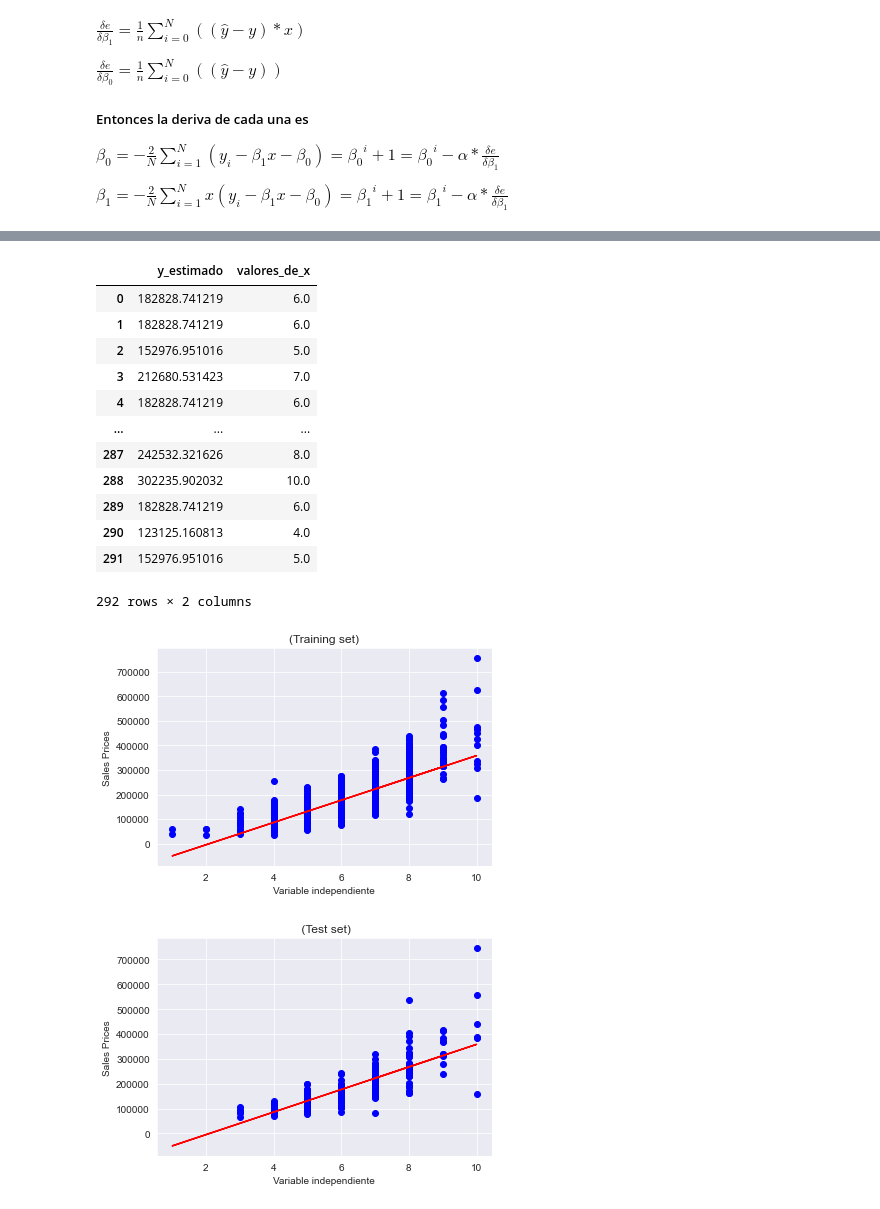
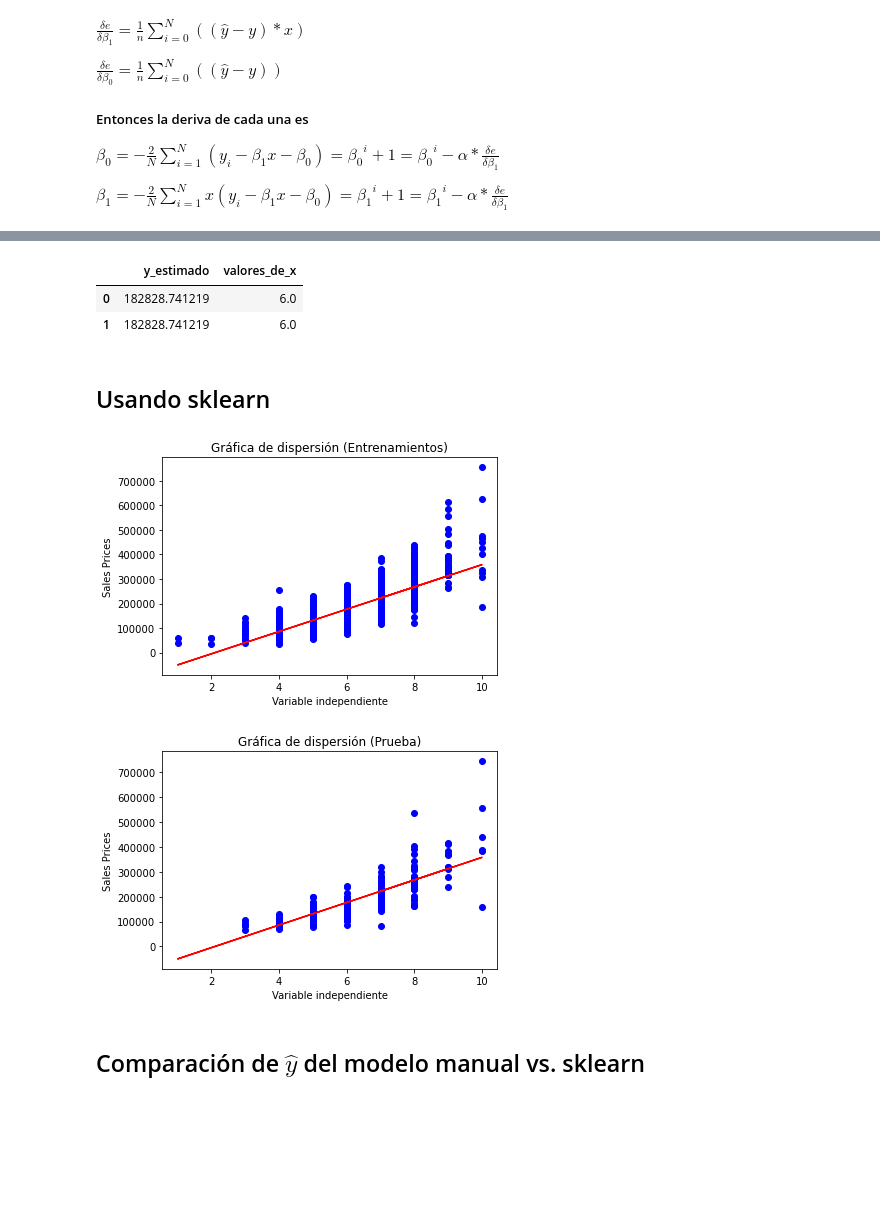
Before and after one commit to luispocon/proyecto1_regresion_lineal_programacion, a Jupyter notebook: Proyecto_1.ipynb, the cells around one changed output, grey strips where cells are left out. Saved outputs shown, nothing was run; the diff lists cells and outputs as text; code cells hidden in the pictures; blank space fills up the shorter version.

Commit message:
Actualización de las gráficas y las Y
Actualización de las gráficas y la Y estimada

```diff
--- a/Proyecto_1.ipynb
+++ b/Proyecto_1.ipynb
@@ -366,19 +314,8 @@ def prediccion(x_prueba):
     df["valores_de_x"] = pd.Series(x_valores)
     return df
 
-
-prediccion(x_prueba[:,0])
+prediccion(x_prueba[:,0]).head(2)
 # %% [output]
 |  | y_estimado | valores_de_x |
 | 0 | 182828.741219 | 6.0 |
 | 1 | 182828.741219 | 6.0 |
-| 2 | 152976.951016 | 5.0 |
-| 3 | 212680.531423 | 7.0 |
-| 4 | 182828.741219 | 6.0 |
-| ... | ... | ... |
-| 287 | 242532.321626 | 8.0 |
-| 288 | 302235.902032 | 10.0 |
-| 289 | 182828.741219 | 6.0 |
-| 290 | 123125.160813 | 4.0 |
-| 291 | 152976.951016 | 5.0 |
-292 rows × 2 columns
@@ -390,38 +322,38 @@ import pandas as pd
+# %% [markdown]
+## Usando sklearn
 # %%
-# Importing the dataset
-
-X = df.iloc[:, 1:2].values
-y = df.iloc[:, :1].values
+# Datos
+X_s = df.iloc[:, 1:2].values
+y_s = df.iloc[:, :1].values
 # %%
+# Obteniendo el 80% para el entrenamiento y el 20% prueba
 
-# Dividir el conjunto de datos en Conjunto de entrenamiento y Conjunto de prueba
-from sklearn.model_selection import train_test_split
-X_train, X_test, y_train, y_test = train_test_split(X, y, test_size =0.2, random_state = 0)
+X_entrenamiento_s, x_prueba_s, y_entrenamiento_s, y_prueba_s = train_test_split(X_s, y_s, test_size =0.2, random_state = 0)
 
-
-# Ajuste de regresión lineal simple al conjunto de entrenamiento
-from sklearn.linear_model import LinearRegression
-regressor = LinearRegression()
-regressor.fit(X_train, y_train)
+# Ajustando la regresión lineal simple a los datos de entrenamiento
+regresion = LinearRegression()
+regresion.fit(X_entrenamiento_s, y_entrenamiento_s)
 
 # Prediccion de los resultados
-y_pred = regressor.predict(X_test)
+y_pred = regresion.predict(x_prueba_s)
 
 # Resultados con el de entrenamiento
-plt.scatter(X_train, y_train, color = 'blue')
-plt.plot(X_train, regressor.predict(X_train), color = 'red')
-plt.title('(Training set)')
+plt.scatter(X_entrenamiento_s, y_entrenamiento_s, color = 'blue')
+plt.plot(X_entrenamiento_s, regresion.predict(X_entrenamiento_s), color = 'red')
+plt.title('Gráfica de dispersión (Entrenamientos)')
 plt.xlabel('Variable independiente')
 plt.ylabel('Sales Prices')
 plt.show()
 
 # Resultados con el de prueba (test)
-plt.scatter(X_test, y_test, color = 'blue')
-plt.plot(X_train, regressor.predict(X_train), color = 'red')
-plt.title(' (Test set)')
+plt.scatter(x_prueba_s, y_prueba_s, color = 'blue')
+plt.plot(X_entrenamiento_s, regresion.predict(X_entrenamiento_s), color = 'red')
+plt.title('Gráfica de dispersión (Prueba)')
 plt.xlabel('Variable independiente')
 plt.ylabel('Sales Prices')
 plt.show()
 # %% [output]
-[figure, old version]
+[figure, new version]
-[figure, old version]
+[figure, new version]
+# %% [markdown]
+## Comparación de $ \hat{y} $  del modelo manual vs. sklearn
```
Also changed, not shown: parts of 29 cells of this notebook.
